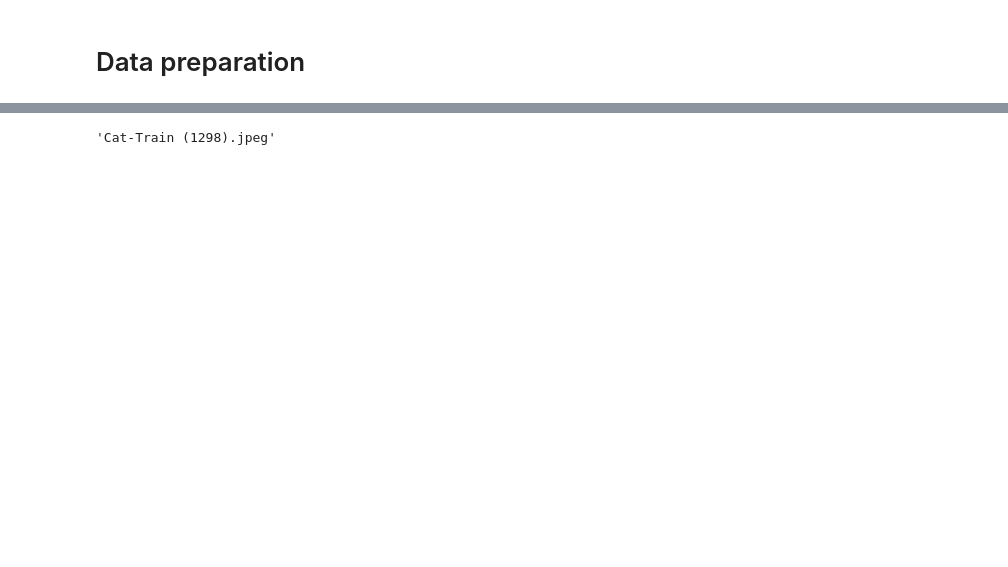
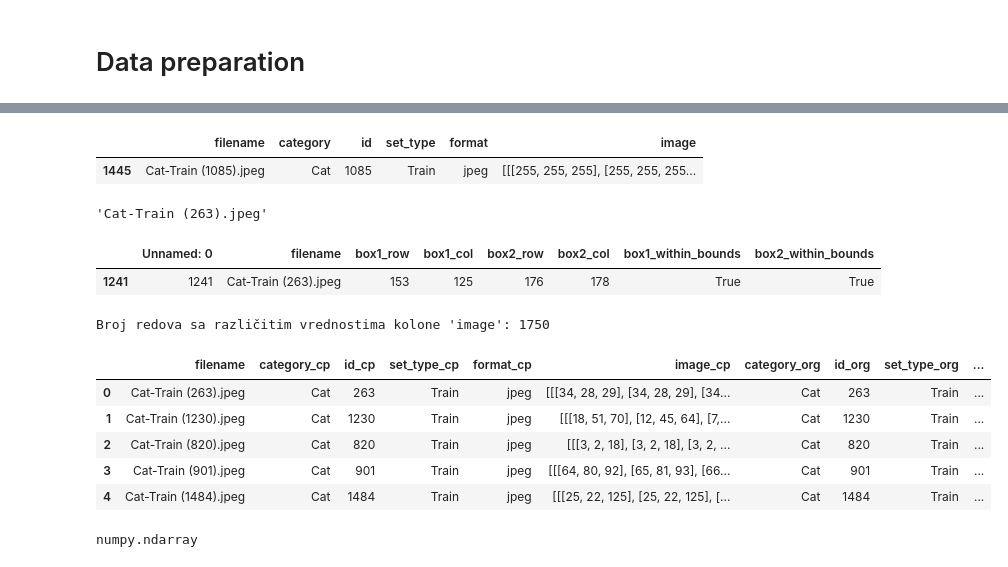
Before and after one commit to BoKna031/Image_inpainting, a Jupyter notebook: Image_inpainting.ipynb, the cells around one changed output, grey strips where cells are left out. Cells and saved outputs as stored; diff of their text form; code cells hidden in the pictures; blank space fills up the shorter version.

```diff
--- a/Image_inpainting.ipynb
+++ b/Image_inpainting.ipynb
@@ -77,0 +129,11 @@ x, y, csv = load_training_dataset(categories[0])
+# %%
+x_cp = y.copy(deep=True)
+# %%
+import numpy as np
+def draw_masks(image, csv_row , box_size):
+    col1, row1, col2, row2 = csv_row['box1_row'], csv_row['box1_col'], csv_row['box2_row'], csv_row['box2_col']
+    mask = np.zeros_like(image)
+    cv2.rectangle(mask, (row1, col1), (row1 + box_size[0], col1 + box_size[1]), (255, 255, 255), -1)
+    cv2.rectangle(mask, (row2, col2), (row2 + box_size[0], col2 + box_size[1]), (255, 255, 255), -1)
+    masked_image = cv2.bitwise_and(image, 255 - mask)
+    return masked_image
@@ -78 +168,3 @@ x, y, csv = load_training_dataset(categories[0])
+# %%
+x_cp['image'] = x_cp.apply(lambda row: draw_masks(row['image'], csv[csv['filename'] == row['filename']].iloc[0], box_size), axis = 1)
 # %%
@@ -87,4 +210,40 @@ Name: Cat-Train (1298).jpeg, dtype: object
+# %%
+x[x['id']==1085]
+# %% [output]
+|  | filename | category | id | set_type | format | image |
+| 1445 | Cat-Train (1085).jpeg | Cat | 1085 | Train | jpeg | [[[255, 255, 255], [255, 255, 255... |
 # %%
-x.iloc[0]['filename']
+x_cp.iloc[0]['filename']
 # %% [output]
-'Cat-Train (1298).jpeg'
+'Cat-Train (263).jpeg'
+# %%
+csv[csv['filename']=='Cat-Train (263).jpeg']
+# %% [output]
+|  | Unnamed: 0 | filename | box1_row | box1_col | box2_row | box2_col | box1_within_bounds | box2_within_bounds |
+| 1241 | 1241 | Cat-Train (263).jpeg | 153 | 125 | 176 | 178 | True | True |
+# %%
+merged_df = x_cp.merge(x, on='filename', suffixes=('_cp', '_org'))
+
+# Filtriranje redova gde su vrednosti kolone 'image' različite
+merged_df['isSame'] = merged_df.apply(lambda row: np.array_equal(row['image_cp'], row['image_org']), axis=1)
+
+# Brojanje razlika
+number_of_differences = len(merged_df[merged_df['isSame']==False])
+
+# Ispis rezultata
+print("Broj redova sa različitim vrednostima kolone 'image':", number_of_differences)
+# %% [output]
+Broj redova sa različitim vrednostima kolone 'image': 1750
+# %%
+merged_df.head()
+# %% [output]
+|  | filename | category_cp | id_cp | set_type_cp | format_cp | image_cp | category_org | id_org | set_type_org | ... |
+| 0 | Cat-Train (263).jpeg | Cat | 263 | Train | jpeg | [[[34, 28, 29], [34, 28, 29], [34... | Cat | 263 | Train | ... |
+| 1 | Cat-Train (1230).jpeg | Cat | 1230 | Train | jpeg | [[[18, 51, 70], [12, 45, 64], [7,... | Cat | 1230 | Train | ... |
+| 2 | Cat-Train (820).jpeg | Cat | 820 | Train | jpeg | [[[3, 2, 18], [3, 2, 18], [3, 2, ... | Cat | 820 | Train | ... |
+| 3 | Cat-Train (901).jpeg | Cat | 901 | Train | jpeg | [[[64, 80, 92], [65, 81, 93], [66... | Cat | 901 | Train | ... |
+| 4 | Cat-Train (1484).jpeg | Cat | 1484 | Train | jpeg | [[[25, 22, 125], [25, 22, 125], [... | Cat | 1484 | Train | ... |
+# %%
+type(x_cp.iloc[0]['image'])
+# %% [output]
+numpy.ndarray
```
Also changed, not shown: parts of 17 cells of this notebook.
